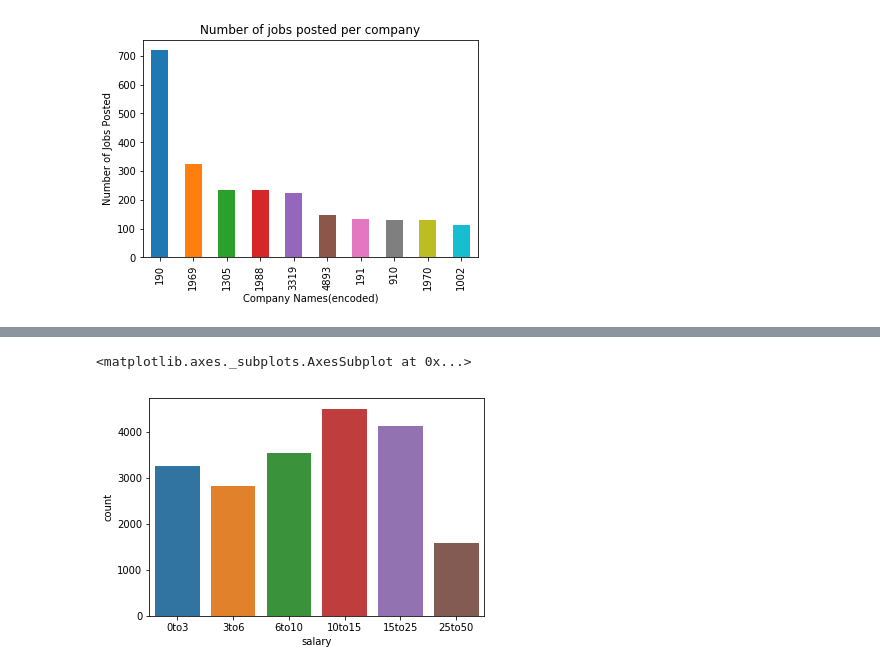
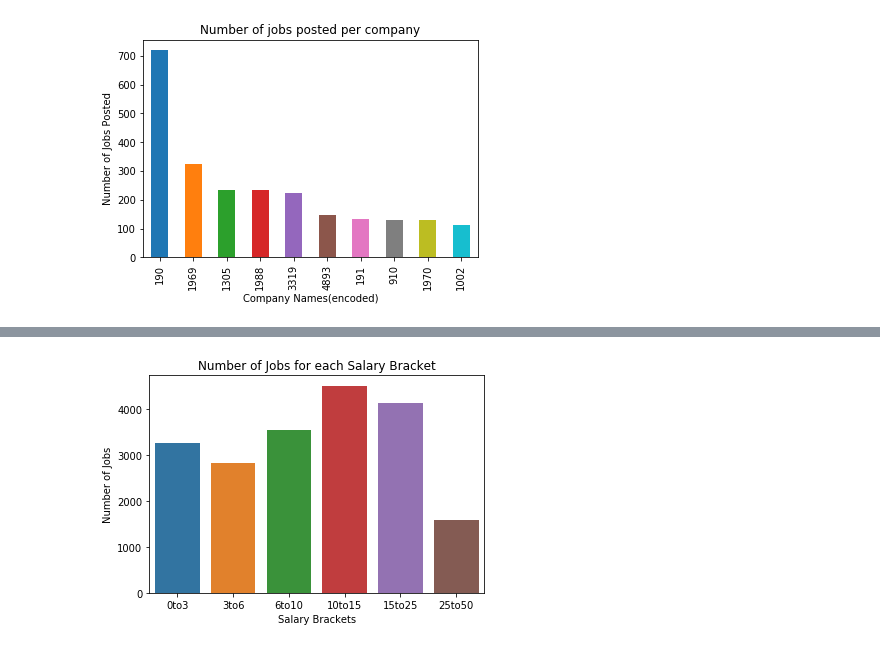
Before and after one commit to jain-aayush/Data-Analysis, a Jupyter notebook: Data Science Jobs Analysis.ipynb, the cells around one changed output, grey strips where cells are left out. Saved outputs shown, nothing was run; the diff lists cells and outputs as text; code cells hidden in the pictures.

Commit message:
Plot labels and Titles added

```diff
--- a/Data Science Jobs Analysis.ipynb
+++ b/Data Science Jobs Analysis.ipynb
@@ -140,5 +142,8 @@ plt.imshow(wordcloud)
 # %%
 sns.countplot(x = 'salary', data = jobs,order=['0to3','3to6','6to10','10to15','15to25','25to50'])
+plt.xlabel('Salary Brackets')
+plt.ylabel('Number of Jobs')
+plt.title('Number of Jobs for each Salary Bracket')
+plt.show()
 # %% [output]
-<matplotlib.axes._subplots.AxesSubplot at 0x...>
-[figure, old version]
+[figure, new version]
```
Also changed, not shown: parts of 17 cells of this notebook.
